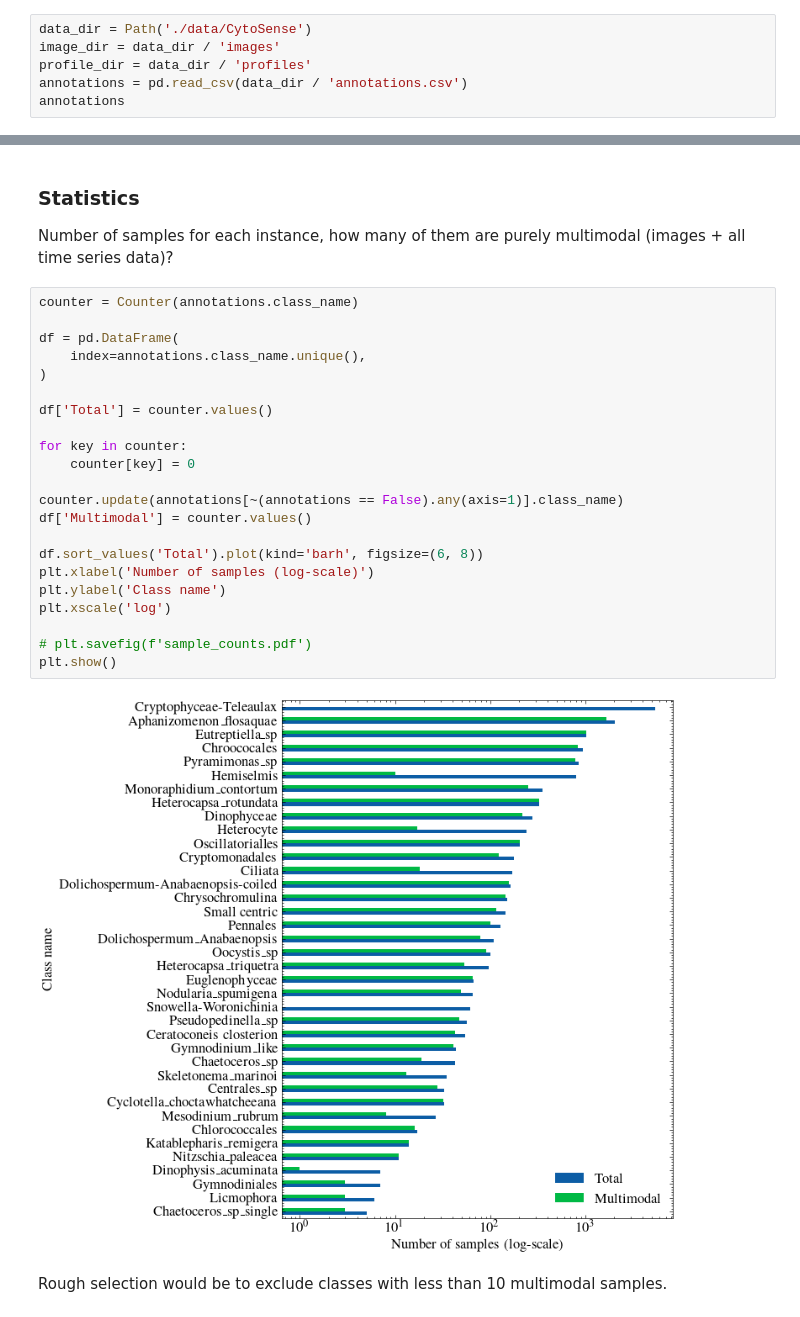
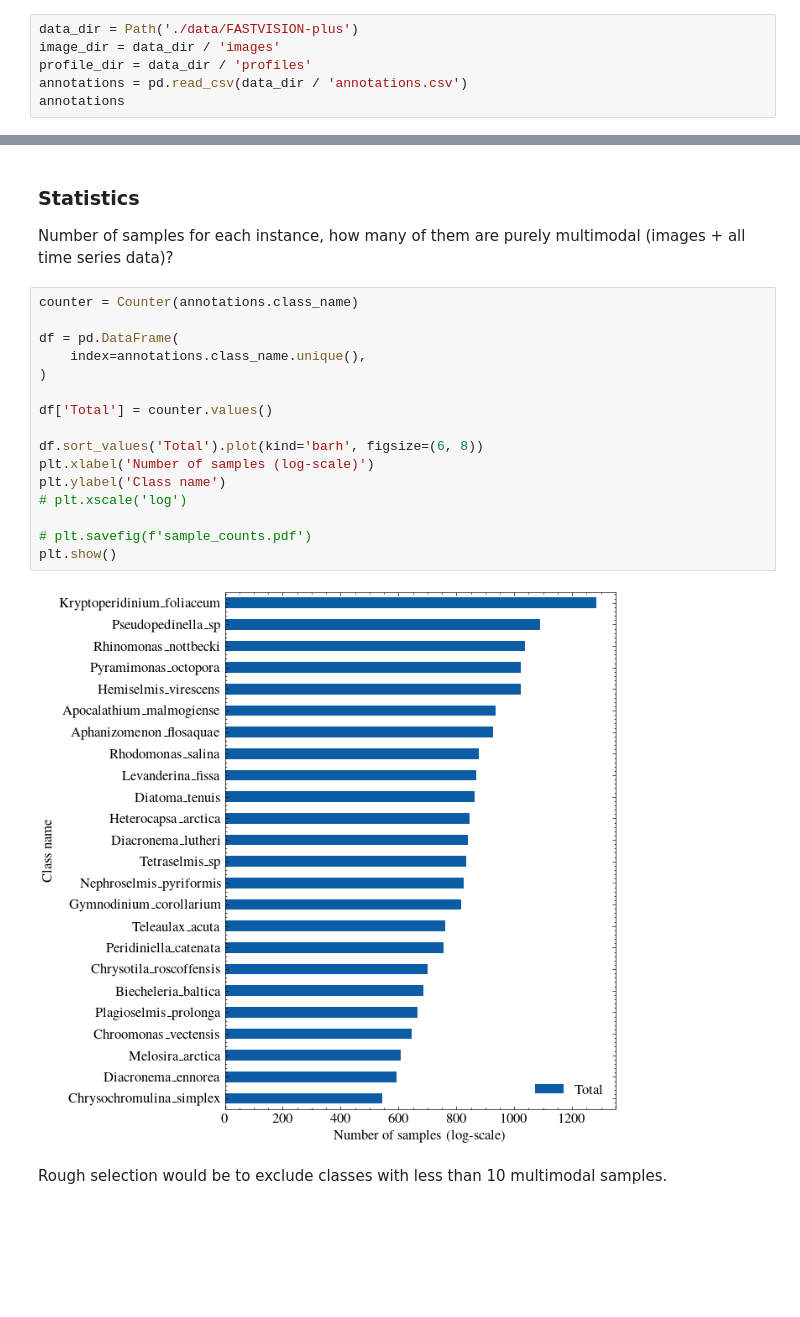
Before and after one commit to imveikka/multimodal_plankton_recognition, a Jupyter notebook: data_analysis.ipynb, the cells around one changed output, grey strips where cells are left out. Cells and saved outputs as stored; diff of their text form; blank space fills up the shorter version.

Commit message:
more data!

```diff
--- a/data_analysis.ipynb
+++ b/data_analysis.ipynb
@@ -32,7 +32,7 @@ plt_original_resolution
 # %% [markdown]
 ## CytoSense
 # %%
-data_dir = Path('./data/CytoSense')
+data_dir = Path('./data/FASTVISION-plus')
 image_dir = data_dir / 'images'
 profile_dir = data_dir / 'profiles'
 annotations = pd.read_csv(data_dir / 'annotations.csv')
@@ -59,27 +59,21 @@ Number of samples for each instance, how many of them are purely multimodal
 # %%
 counter = Counter(annotations.class_name)
 
 df = pd.DataFrame(
     index=annotations.class_name.unique(),
 )
 
 df['Total'] = counter.values()
 
-for key in counter:
-    counter[key] = 0
-
-counter.update(annotations[~(annotations == False).any(axis=1)].class_name)
-df['Multimodal'] = counter.values()
-
 df.sort_values('Total').plot(kind='barh', figsize=(6, 8))
 plt.xlabel('Number of samples (log-scale)')
 plt.ylabel('Class name')
-plt.xscale('log')
+# plt.xscale('log')
 
 # plt.savefig(f'sample_counts.pdf')
 plt.show()
 # %% [output]
-[figure, old version]
+[figure, new version]
 # %% [markdown]
 Rough selection would be to exclude classes with less than 10 multimodal samples.
 # %%
```
Also changed, not shown: parts of 5 cells of this notebook, 6 other files.
